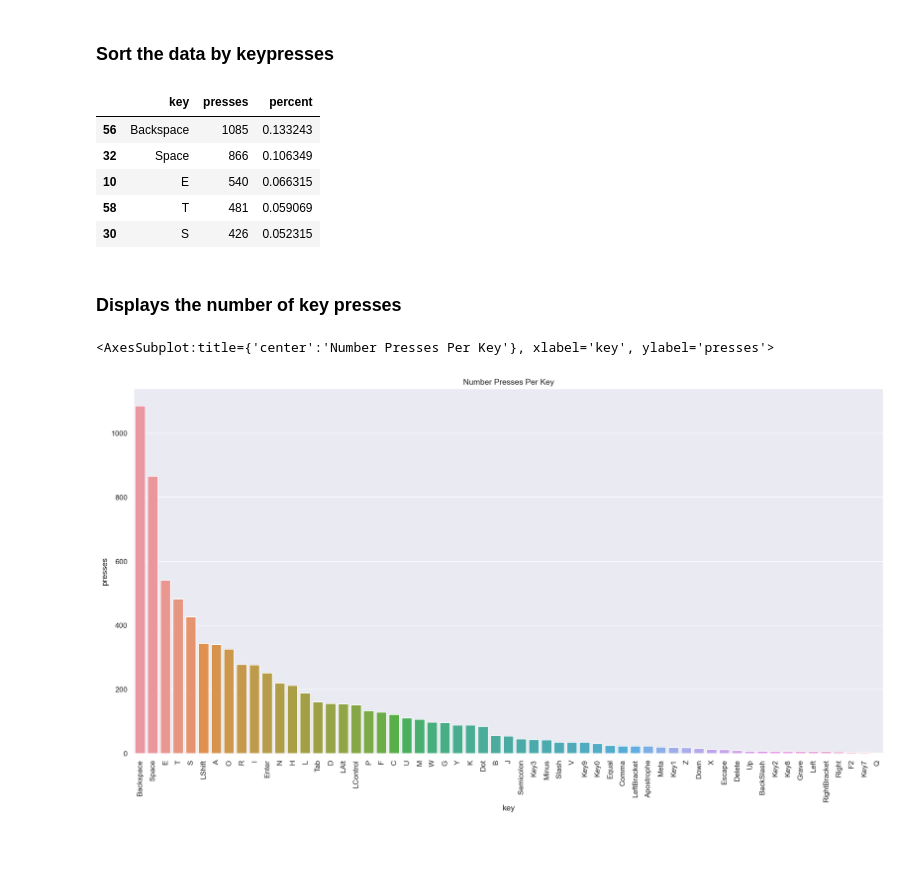
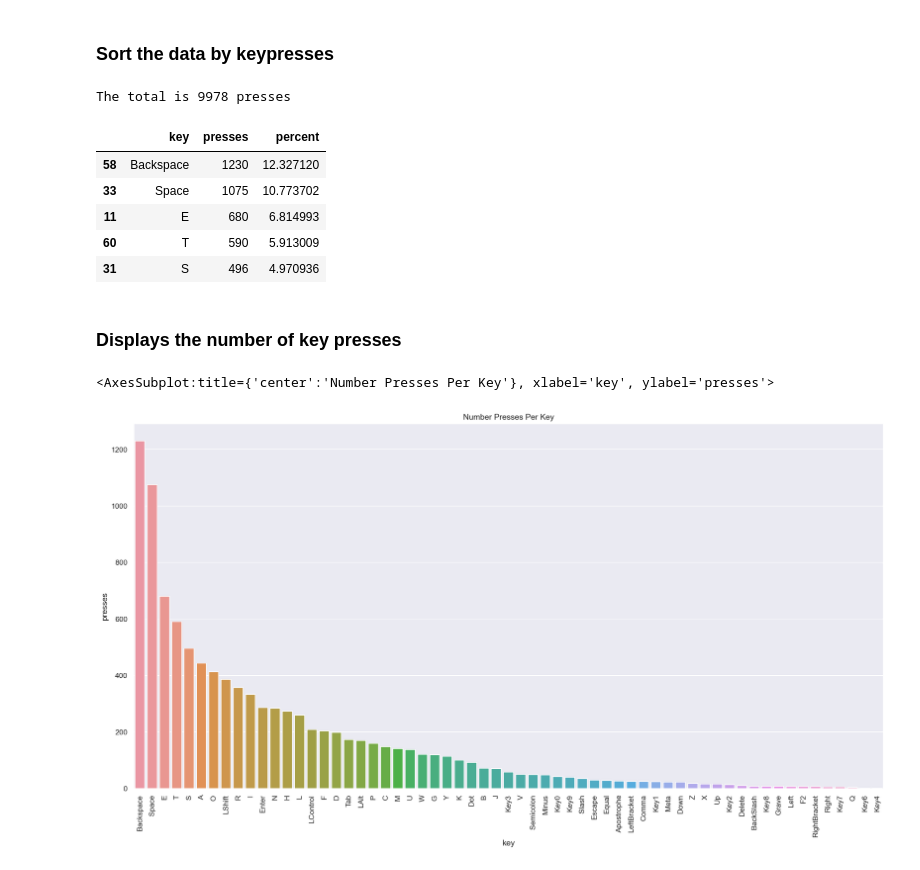
Before and after one commit to AlexanderBarry/keyboard-reader, a Jupyter notebook: analyzer.ipynb, the cells around one changed output. Cells and saved outputs as stored; diff of their text form; code cells hidden in the pictures.

```diff
--- a/analyzer.ipynb
+++ b/analyzer.ipynb
@@ -10,29 +10,30 @@ df = pd.read_csv("input.txt")
 # %%
 # sort by presses
 df.sort_values(by=['presses'], inplace=True, ascending=False)
 df.head()
 
 # find the total presses
 total = df['presses'].sum()
-total
+print("The total is", total, "presses")
 
 # create a new percent column
 # this tells you what percent of presses the key
 # makes up
 percent = []
 for presses in df['presses']:
-    percent.append(presses/total)
+    percent.append(presses/total * 100)
 df['percent'] = percent
 
 
 df.head()
 # %% [output]
+The total is 9978 presses
 |  | key | presses | percent |
-| 56 | Backspace | 1085 | 0.133243 |
-| 32 | Space | 866 | 0.106349 |
-| 10 | E | 540 | 0.066315 |
-| 58 | T | 481 | 0.059069 |
-| 30 | S | 426 | 0.052315 |
+| 58 | Backspace | 1230 | 12.327120 |
+| 33 | Space | 1075 | 10.773702 |
+| 11 | E | 680 | 6.814993 |
+| 60 | T | 590 | 5.913009 |
+| 31 | S | 496 | 4.970936 |
 # %% [markdown]
 ### Displays the number of key presses
 # %%
@@ -47,4 +48,4 @@ fig.set_title("Number Presses Per Key")
 fig
 # %% [output]
 <AxesSubplot:title={'center':'Number Presses Per Key'}, xlabel='key', ylabel='presses'>
-[figure, old version]
+[figure, new version]
```
Also changed, not shown: parts of 4 cells of this notebook, 2 other files.
